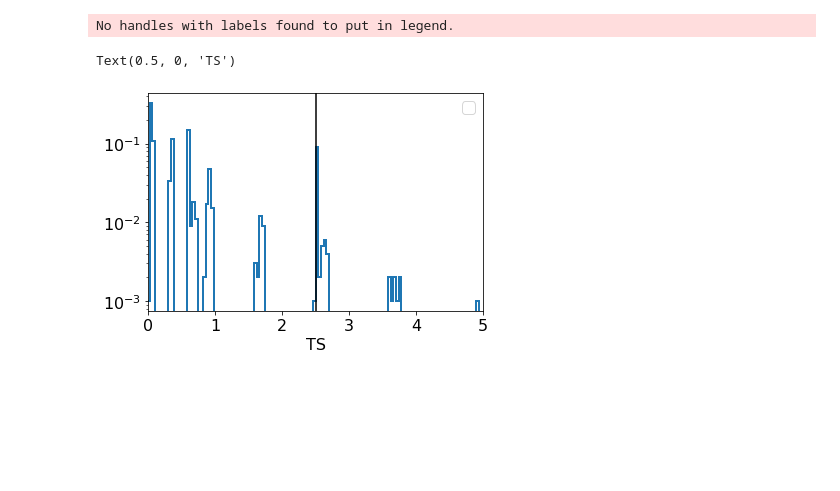
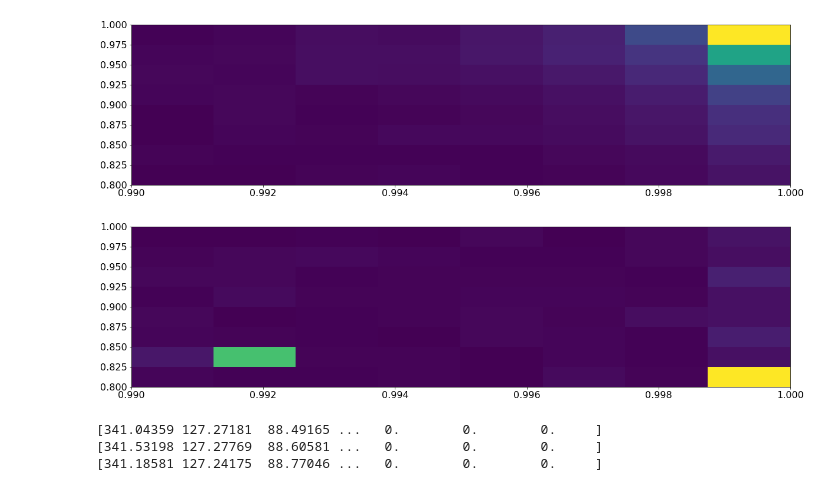
Before and after one commit to dpankova/DoublePulse, a Jupyter notebook: notebooks/stat_analysis/MaxCode.ipynb, the cells around one changed output. Drawn from its saved outputs; the diff is of its cells as text; code cells hidden in the pictures; blank space fills up the shorter version.

```diff
--- a/notebooks/stat_analysis/MaxCode.ipynb
+++ b/notebooks/stat_analysis/MaxCode.ipynb
@@ -66,0 +27,7 @@ bkg_df.to_csv('/home/dup193/work/double_pulse/max_test/dataframes/bkg_out.csv',i
+# %%
+count = 0
+for i in data_mn0:
+    if np.any([np.isnan(val) for val in [i['logan_veto']['SPE_rlogl'],i['logan_veto']['Cascade_rlogl']]]):
+        print(i['logan_veto'])
+        count += 1
+print(data_mn0.shape,count)
@@ -175,8 +282,8 @@ class BinnedPoissonLikelihood():
         return fmin, xmin
 # %%
 def get_default_binning():
-    bins_x = np.linspace(0.99, 1.0, 5)
-    bins_y = np.linspace(0.8, 1.0, 3)
+    bins_x = np.linspace(0.99, 1.0, 9)
+    bins_y = np.linspace(0.8, 1.0, 9)
     #bins_y = np.array([0.2, 0.8, 1.])
     return bins_x, bins_y
 def build_histograms(sig_df, bkg_df, bins_x, bins_y,
@@ -186,14 +293,14 @@ def build_histograms(sig_df, bkg_df, bins_x, bins_y,
     #axii are reversed in historgamm2d
     sig, xe, ye = np.histogram2d(
         sig_df['n1'],
-        sig_df['n4'],
+        sig_df['n3'],
         bins=[bins_x, bins_y],
         weights=sig_df[weight_col],
         density=density)
 
     bkg, xe, ye = np.histogram2d(
         bkg_df['n1'],
-        bkg_df['n4'],
+        bkg_df['n3'],
         bins=[bins_x, bins_y],
         weights=bkg_df[weight_col],
         density=density)
@@ -729,14 +533,0 @@ Text(0.5, 0, 'TS')
-# %%
-idx = 40
-plt.hist(ts_center, bins=ts_bins,
-         weights=hists[idx],
-         histtype='step', lw=2)
-plt.axvline(limit_calculator.acc_vals[idx], color='k')
-plt.yscale('log')
-plt.xlim(0, 5)
-plt.legend()
-plt.xlabel('TS')
-# %% [output]
-No handles with labels found to put in legend.
-Text(0.5, 0, 'TS')
-[figure, removed]
@@ -744,0 +539,31 @@ samples_bkg = limit_calculator.create_samples()
+# %%
+
+def main(n_jobs, n_samples):
+    global mu_bins,ts_bins
+    sig_exp, bkg_exp = np.sum(sig_df['weight']), np.sum(bkg_df['weight'])
+    bins_x, bins_y = get_default_binning()
+
+    sig, bkg, xe, ye = build_histograms(
+        sig_df, bkg_df, bins_x, bins_y,
+        weight_col='weight')
+
+    plot_histogram(sig.T,xe,ye)
+    plot_histogram(bkg.T,xe,ye)
+
+    ts_bins = ts_bins - np.diff(ts_bins)[0] / 2.
+    n_samples_per_mu = n_samples
+    out_path ="/home/dup193/work/double_pulse/max_test/ts_dist_3/"
+    if not os.path.isdir(out_path):
+        os.makedirs(out_path)
+    hists, ts_e = scan_neyman_plane(
+        sig, bkg, bkg_exp,
+        mu_bins, ts_bins, n_samples_per_mu,
+        n_jobs=n_jobs, save=True,
+        out_path=out_path)
+
+
+if __name__ == '__main__':
+    main(n_jobs,n_samples)
+# %% [output]
+[figure, added]
+[figure, added]
@@ -744,0 +589,10 @@ samples_bkg = limit_calculator.create_samples()
+# %%
+print(sum(hists1))
+print(sum(hists2))
+print(sum(hists3))
+
+#print(mat.shape)
+# %% [output]
+[341.04359 127.27181  88.49165 ...   0.        0.        0.     ]
+[341.53198 127.27769  88.60581 ...   0.        0.        0.     ]
+[341.18581 127.24175  88.77046 ...   0.        0.        0.     ]
```
Also changed, not shown: parts of 69 cells of this notebook, 50 other files.
